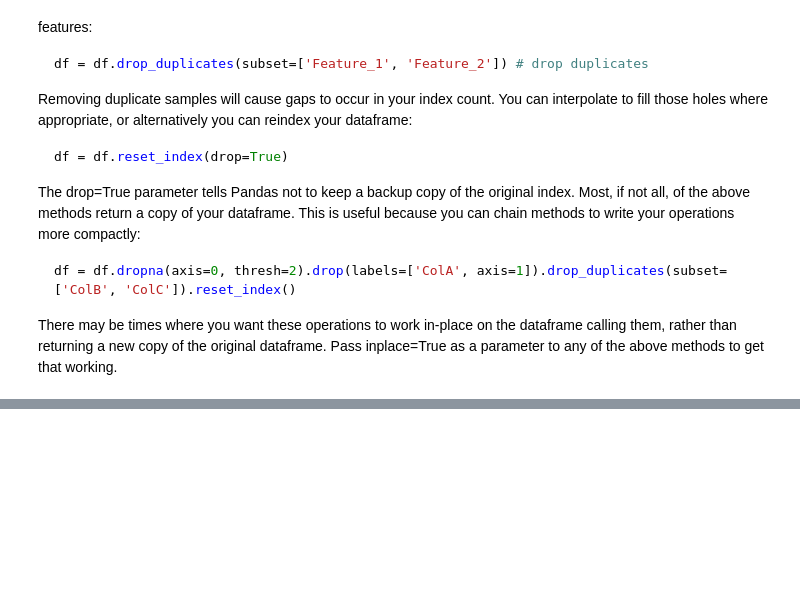
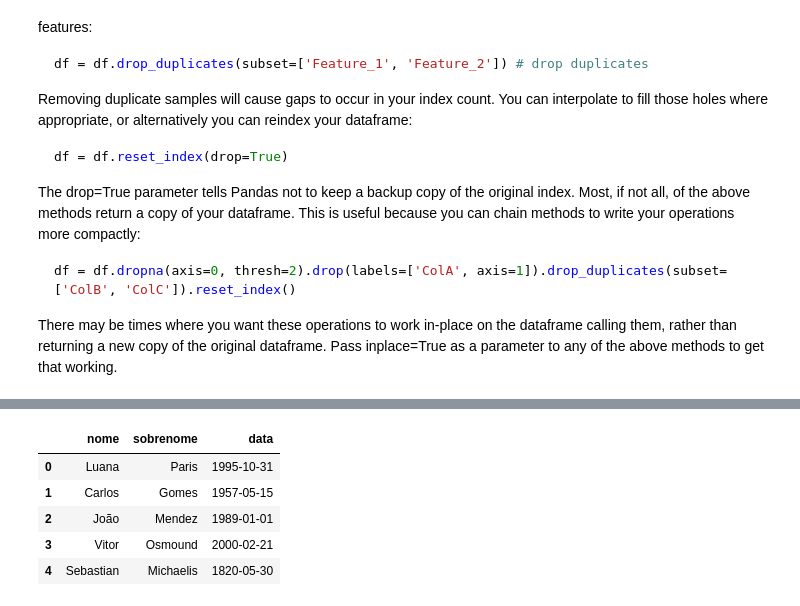
Before and after one commit to deparisl/courses, a Jupyter notebook: Programming_Python_for_DataScience/Data_and_Features/Wrangling_Data_Module2_notes.ipynb, the cells around one changed output, grey strips where cells are left out. Cells and saved outputs as stored; diff of their text form; code cells hidden in the pictures; blank space fills up the shorter version.

```diff
--- a/Programming_Python_for_DataScience/Data_and_Features/Wrangling_Data_Module2_notes.ipynb
+++ b/Programming_Python_for_DataScience/Data_and_Features/Wrangling_Data_Module2_notes.ipynb
@@ -165,0 +229,13 @@ There may be times where you want these operations to work in-place on the dataf
+# %%
+# select the data from 'nome' that you want to put in 'sobrenome':
+df2.loc[selector, 'sobrenome'] = df2.nome[selector].apply(lambda x: x.split(' ')[1])
+df2.loc[selector, 'nome'] = df2.nome[selector].apply(lambda x: x.split(' ')[0])
+# %%
+df2
+# %% [output]
+|  | nome | sobrenome | data |
+| 0 | Luana | Paris | 1995-10-31 |
+| 1 | Carlos | Gomes | 1957-05-15 |
+| 2 | João | Mendez | 1989-01-01 |
+| 3 | Vitor | Osmound | 2000-02-21 |
+| 4 | Sebastian | Michaelis | 1820-05-30 |
```
Also changed, not shown: parts of 8 cells of this notebook.
